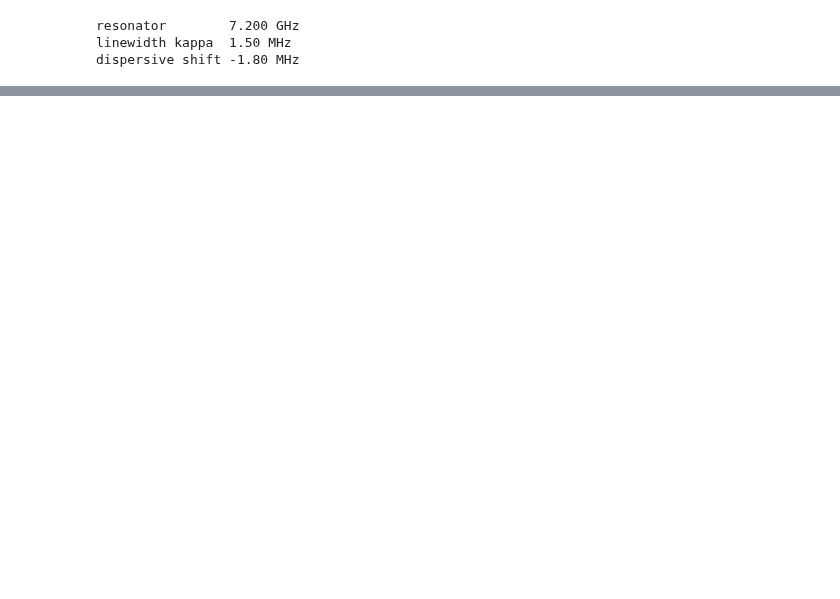
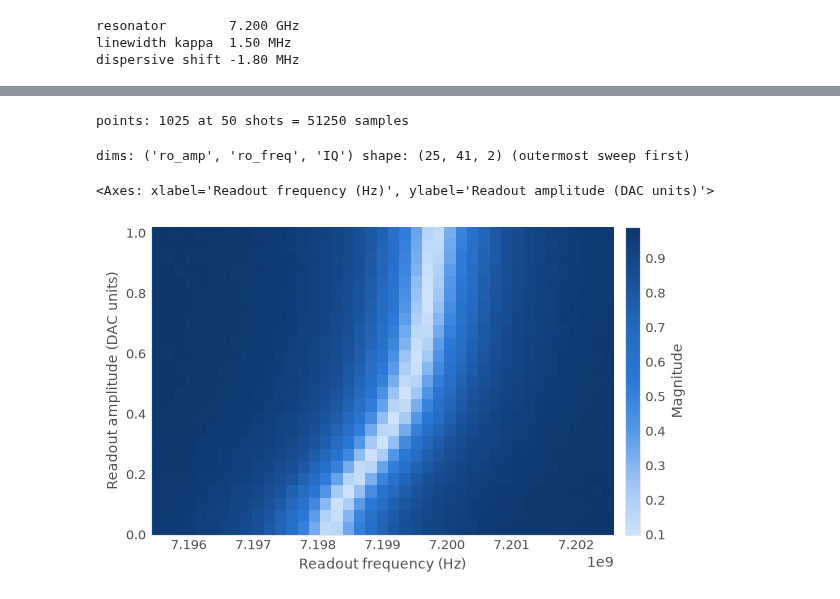
Before and after one commit to qilimanjaro-tech/ieee-qce26-qprogram-tutorial, a Jupyter notebook: notebooks/02_sweeps_and_results.ipynb, the cells around one changed output, grey strips where cells are left out. Cells and saved outputs as stored; diff of their text form; code cells hidden in the pictures; blank space fills up the shorter version.

```diff
--- a/notebooks/02_sweeps_and_results.ipynb
+++ b/notebooks/02_sweeps_and_results.ipynb
@@ -739,0 +748,37 @@ You now have the bare resonator, its linewidth, the loss budget hiding in the di
+# %%
+def s21_power(bus, env):
+    """The resonator sits at f_r + chi at low power and slides to bare f_r as it saturates."""
+    saturation = 1.0 / (1.0 + (env["ro_amp"] / 0.35) ** 2)
+    f_eff = DEVICE["q0_fr"] + DEVICE["q0_chi"] * saturation
+    detuning = (env["ro_freq"] - f_eff) / (DEVICE["q0_kappa"] / 2)
+    return 1.0 - 0.9 / (1.0 + 1j * detuning)
+
+
+punchout = qp.QProgram(label="punchout", schema=schema)
+pun_amp = punchout.variable("ro_amp", label="Readout amplitude", units="DAC units")
+pun_freq = punchout.variable("ro_freq", label="Readout frequency", units="Hz")
+
+with punchout.average(shots=50):
+    with punchout.sweep(pun_amp, qp.Linspace(0.02, 1.0, 25)):
+        with punchout.sweep(pun_freq, qp.Linspace(7.1955e9, 7.2025e9, 41)):
+            punchout.set_frequency(q[0].readout, pun_freq)
+            m_pun = punchout.measure(
+                q[0].readout, IQZero(Square(amplitude=pun_amp, duration=2000)), "weights"
+            )
+
+print("points:", 25 * 41, "at 50 shots =", 25 * 41 * 50, "samples")
+# %% [output]
+points: 1025 at 50 shots = 51250 samples
+# %%
+punch_result = qp.simulate(
+    punchout, model=qp.MockMeasurementModel(response=s21_power, noise=0.02, seed=11)
+)
+punch_iq = punch_result.get(m_pun)
+print("dims:", punch_iq.dims, "shape:", punch_iq.shape, "(outermost sweep first)")
+# %% [output]
+dims: ('ro_amp', 'ro_freq', 'IQ') shape: (25, 41, 2) (outermost sweep first)
+# %%
+punch_result.plot(m_pun)
+# %% [output]
+<Axes: xlabel='Readout frequency (Hz)', ylabel='Readout amplitude (DAC units)'>
+[figure, added]
```
Also changed, not shown: parts of 99 cells of this notebook, 15 other files.
